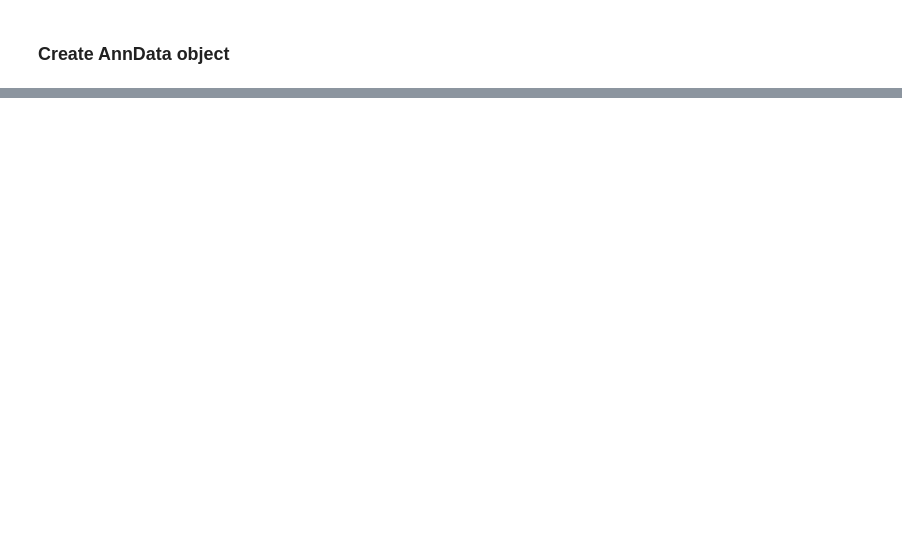
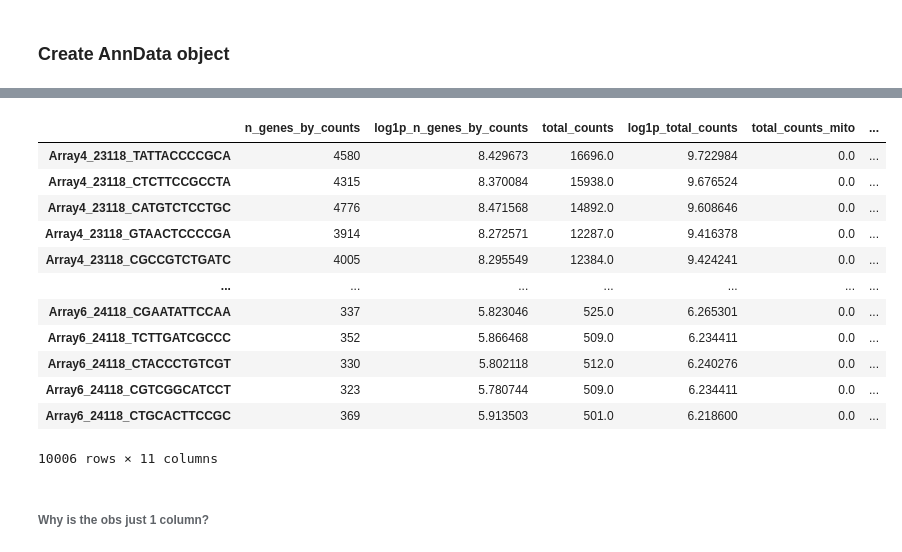
Before and after one commit to mairi-mcclean/TB_atlas, a Jupyter notebook: 1-sample_QC/NON_HUMAN_PRIMATES/221205_wk4_PBMC_basic_QC_Gideon2021_MM.ipynb, the cells around one changed output, grey strips where cells are left out. Saved outputs shown, nothing was run; the diff lists cells and outputs as text; code cells hidden in the pictures; blank space fills up the shorter version.

```diff
--- a/1-sample_QC/NON_HUMAN_PRIMATES/221205_wk4_PBMC_basic_QC_Gideon2021_MM.ipynb
+++ b/1-sample_QC/NON_HUMAN_PRIMATES/221205_wk4_PBMC_basic_QC_Gideon2021_MM.ipynb
@@ -82,0 +177,22 @@ AnnData object with n_obs × n_vars = 24820 × 10006
+# %%
+# See comment previous cell: "# Note: this step was added after mito and ribo gene steps, and the 'adata.var' changed significantly to include 'mean_counts, n_cells_by_counts,
+# log1p_mean_counts, pct_dropout_by_counts, total_counts, and log1p_total_counts'""
+
+
+adata.obs
+# %% [output]
+|  | n_genes_by_counts | log1p_n_genes_by_counts | total_counts | log1p_total_counts | total_counts_mito | ... |
+| Array4_23118_TATTACCCCGCA | 4580 | 8.429673 | 16696.0 | 9.722984 | 0.0 | ... |
+| Array4_23118_CTCTTCCGCCTA | 4315 | 8.370084 | 15938.0 | 9.676524 | 0.0 | ... |
+| Array4_23118_CATGTCTCCTGC | 4776 | 8.471568 | 14892.0 | 9.608646 | 0.0 | ... |
+| Array4_23118_GTAACTCCCCGA | 3914 | 8.272571 | 12287.0 | 9.416378 | 0.0 | ... |
+| Array4_23118_CGCCGTCTGATC | 4005 | 8.295549 | 12384.0 | 9.424241 | 0.0 | ... |
+| ... | ... | ... | ... | ... | ... | ... |
+| Array6_24118_CGAATATTCCAA | 337 | 5.823046 | 525.0 | 6.265301 | 0.0 | ... |
+| Array6_24118_TCTTGATCGCCC | 352 | 5.866468 | 509.0 | 6.234411 | 0.0 | ... |
+| Array6_24118_CTACCCTGTCGT | 330 | 5.802118 | 512.0 | 6.240276 | 0.0 | ... |
+| Array6_24118_CGTCGGCATCCT | 323 | 5.780744 | 509.0 | 6.234411 | 0.0 | ... |
+| Array6_24118_CTGCACTTCCGC | 369 | 5.913503 | 501.0 | 6.218600 | 0.0 | ... |
+10006 rows × 11 columns
+# %% [markdown]
+###### Why is the obs just 1 column?
```
Also changed, not shown: parts of 25 cells of this notebook.
